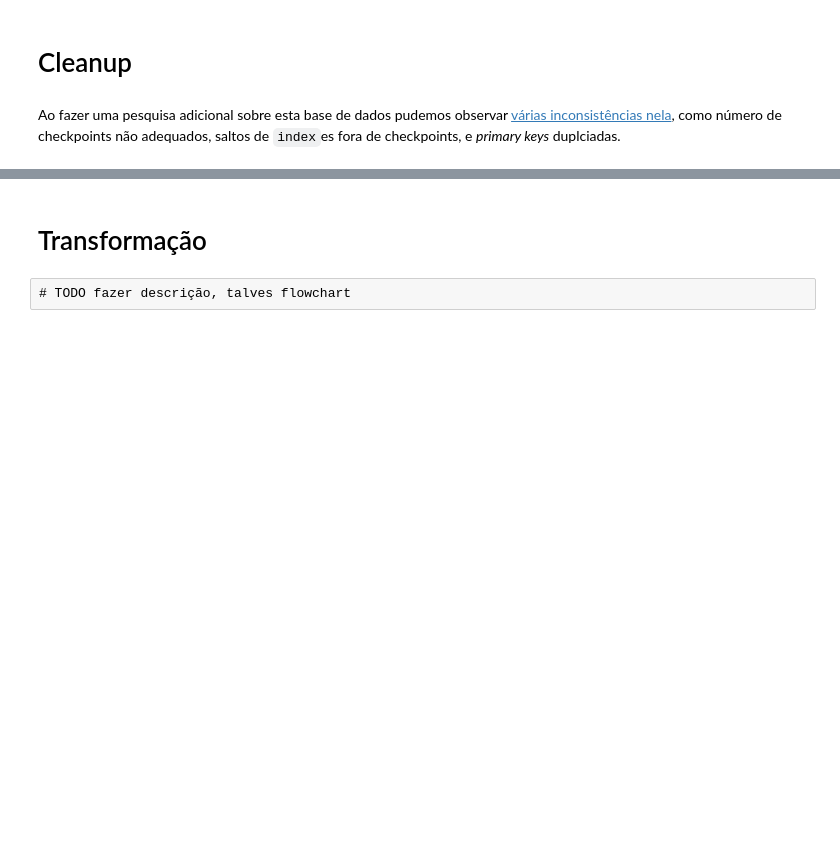
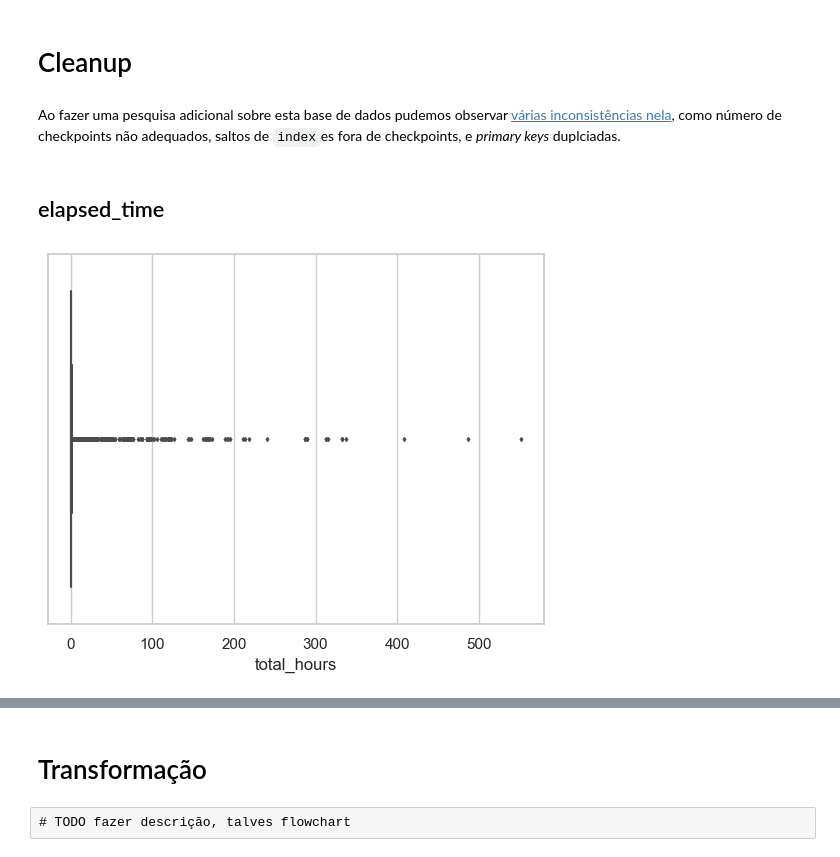
Before and after one commit to notPlancha/pbd, a Jupyter notebook: 2-cleanup_e_features.ipynb, the cells around one changed output, grey strips where cells are left out. Cells and saved outputs as stored; diff of their text form; code cells hidden in the pictures; blank space fills up the shorter version.

```diff
--- a/2-cleanup_e_features.ipynb
+++ b/2-cleanup_e_features.ipynb
@@ -10,4 +22,6 @@ readAllCsvs(spark, infer = False)
 # %% [markdown]
 # Cleanup
+# %%
+groupedSessions = train.df.groupBy("session_id")
 # %% [markdown]
 Ao fazer uma pesquisa adicional sobre esta base de dados pudemos observar [várias inconsistências nela](https://www.kaggle.com/code/abaojiang/eda-on-game-progress), como número de checkpoints não adequados, saltos de `index`es fora de checkpoints, e *primary keys* duplciadas.
@@ -15,0 +28,12 @@ Ao fazer uma pesquisa adicional sobre esta base de dados pudemos observar [vári
+# %% [markdown]
+## elapsed_time
+# %%
+elapsedTimes = groupedSessions \
+    .agg(max(col("elapsed_time")).alias("max_elipsed_time")) \
+    .withColumn("total_hours", round(col("max_elipsed_time")/3.6e6, 5)) \
+    .toPandas()
+# %%
+sns.set_theme(style="whitegrid")
+temp = sns.boxplot(x = elapsedTimes["total_hours"], fliersize = 2)
+# %% [output]
+[figure, added]
```
Also changed, not shown: parts of 10 cells of this notebook, 1 other file.
